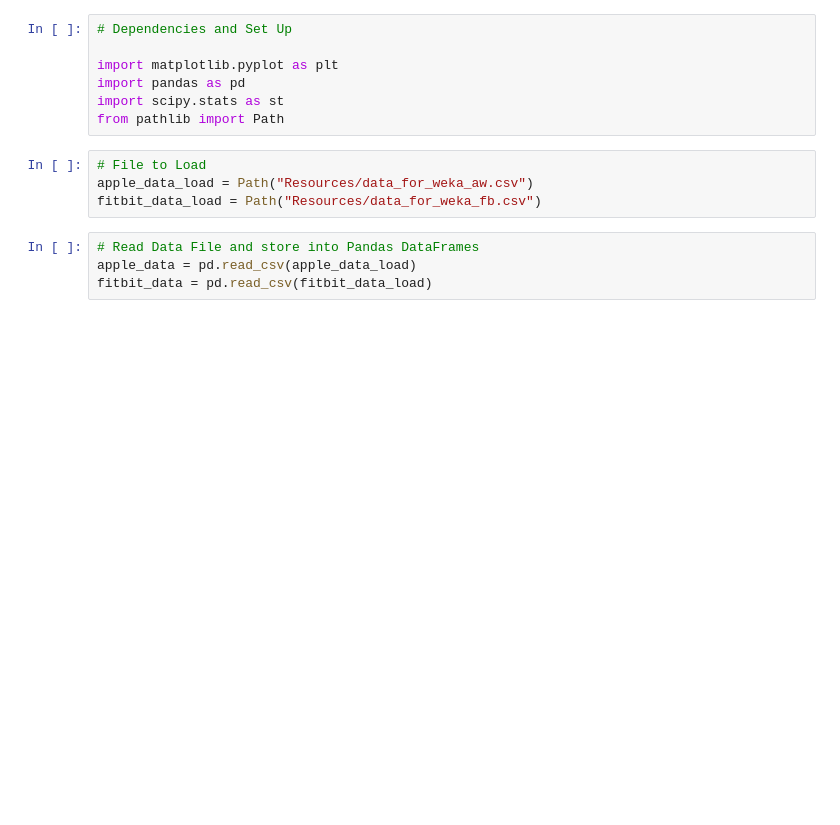
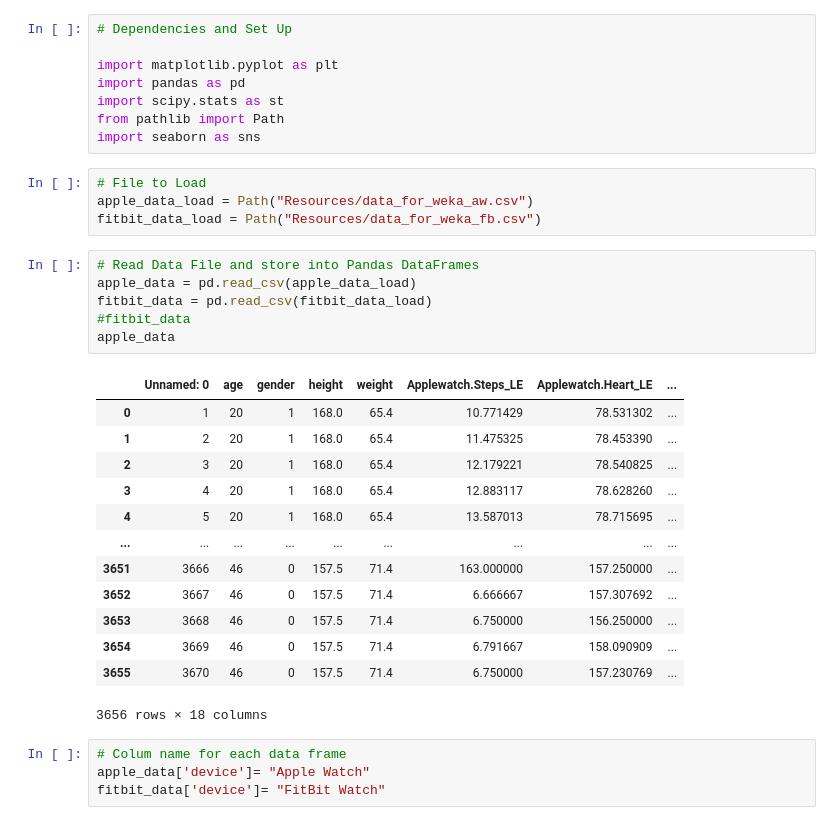
Before and after one commit to DMAR93/Project_1, a Jupyter notebook: Fitness/Wearables.ipynb, the cells around one changed output. Drawn from its saved outputs; the diff is of its cells as text; blank space fills up the shorter version.

```diff
--- a/Fitness/Wearables.ipynb
+++ b/Fitness/Wearables.ipynb
@@ -5,6 +5,7 @@ import matplotlib.pyplot as plt
 import pandas as pd
 import scipy.stats as st
 from pathlib import Path
+import seaborn as sns
 # %%
 # File to Load
 apple_data_load = Path("Resources/data_for_weka_aw.csv")
@@ -12,6 +13,26 @@ fitbit_data_load = Path("Resources/data_for_weka_fb.csv")
 # %%
 # Read Data File and store into Pandas DataFrames
 apple_data = pd.read_csv(apple_data_load)
 fitbit_data = pd.read_csv(fitbit_data_load)
+#fitbit_data
+apple_data
+# %% [output]
+|  | Unnamed: 0 | age | gender | height | weight | Applewatch.Steps_LE | Applewatch.Heart_LE | ... |
+| 0 | 1 | 20 | 1 | 168.0 | 65.4 | 10.771429 | 78.531302 | ... |
+| 1 | 2 | 20 | 1 | 168.0 | 65.4 | 11.475325 | 78.453390 | ... |
+| 2 | 3 | 20 | 1 | 168.0 | 65.4 | 12.179221 | 78.540825 | ... |
+| 3 | 4 | 20 | 1 | 168.0 | 65.4 | 12.883117 | 78.628260 | ... |
+| 4 | 5 | 20 | 1 | 168.0 | 65.4 | 13.587013 | 78.715695 | ... |
+| ... | ... | ... | ... | ... | ... | ... | ... | ... |
+| 3651 | 3666 | 46 | 0 | 157.5 | 71.4 | 163.000000 | 157.250000 | ... |
+| 3652 | 3667 | 46 | 0 | 157.5 | 71.4 | 6.666667 | 157.307692 | ... |
+| 3653 | 3668 | 46 | 0 | 157.5 | 71.4 | 6.750000 | 156.250000 | ... |
+| 3654 | 3669 | 46 | 0 | 157.5 | 71.4 | 6.791667 | 158.090909 | ... |
+| 3655 | 3670 | 46 | 0 | 157.5 | 71.4 | 6.750000 | 157.230769 | ... |
+3656 rows × 18 columns
+# %%
+# Colum name for each data frame
+apple_data['device']= "Apple Watch"
+fitbit_data['device']= "FitBit Watch"
 # %%
 # Combine the data into a single dataset.
```
Also changed, not shown: parts of 13 cells of this notebook.
